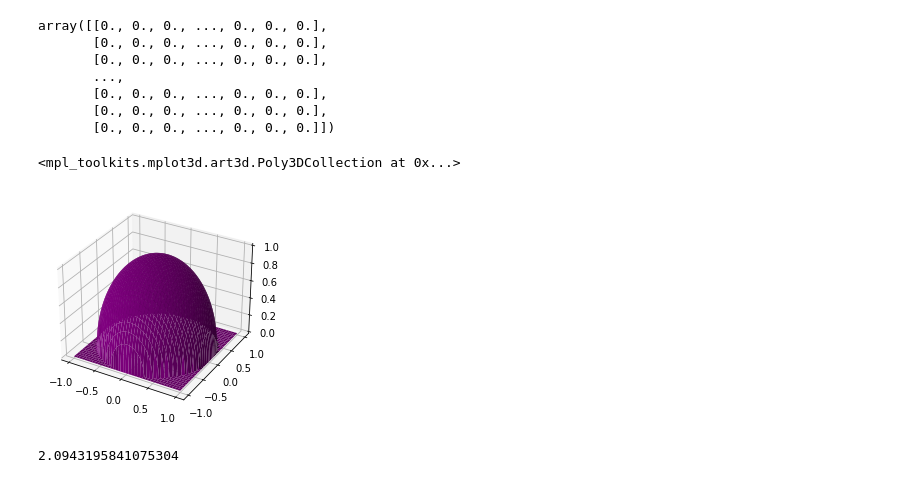
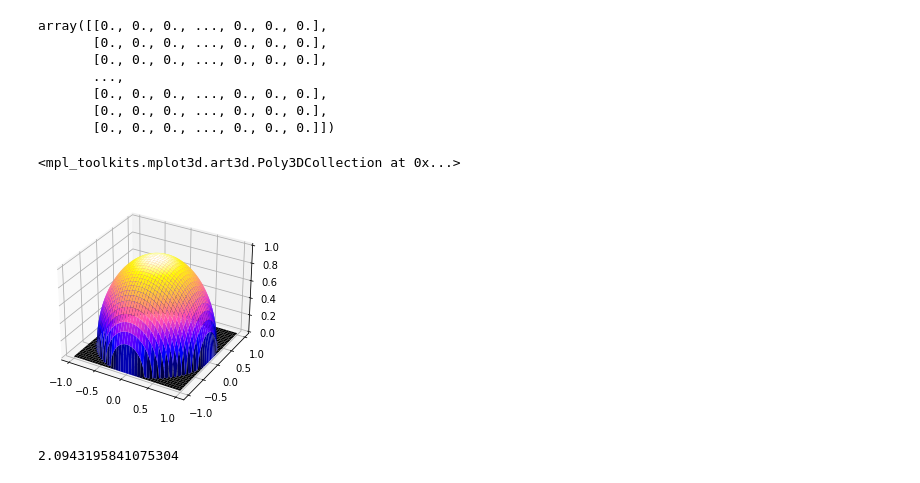
Before and after one commit to lsperezm/Metodos1-LauraPerez-SofiaLizarazo, a Jupyter notebook: Taller2/Taller2-LauraSofiaPerez-BrendaSofiaLizarazo.ipynb, the cells around one changed output. Drawn from its saved outputs; the diff is of its cells as text; code cells hidden in the pictures.

```diff
--- a/Taller2/Taller2-LauraSofiaPerez-BrendaSofiaLizarazo.ipynb
+++ b/Taller2/Taller2-LauraSofiaPerez-BrendaSofiaLizarazo.ipynb
@@ -532,10 +532,10 @@ array([[0., 0., 0., ..., 0., 0., 0.],
 # %%
 fig = plt.figure()
 ax = fig.add_subplot(111,projection='3d')
-ax.plot_surface(X_e,Y_e,Z,color='purple')
+ax.plot_surface(X_e,Y_e,Z,cmap='gnuplot2')
 # %% [output]
 <mpl_toolkits.mplot3d.art3d.Poly3DCollection at 0x...>
-[figure, old version]
+[figure, new version]
 # %%
 x = np.linspace(-1,1,n+1)
 y = np.linspace(-1,1,n+1)
```
Also changed, not shown: parts of 18 cells of this notebook.
